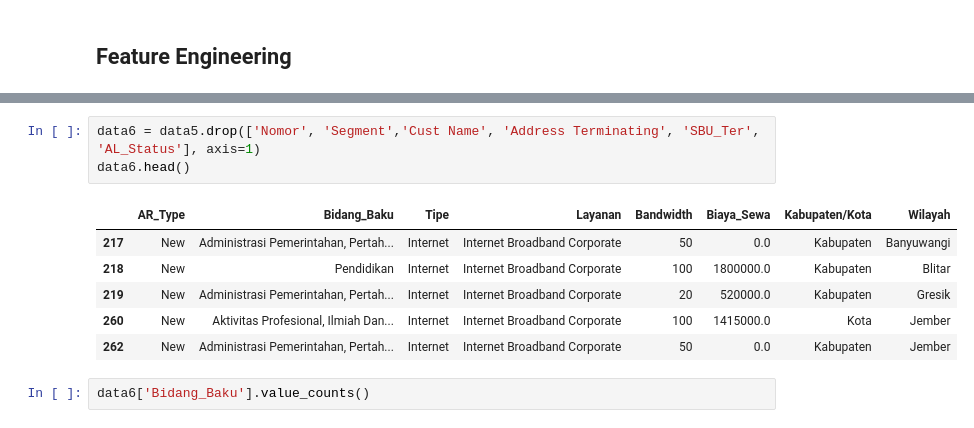
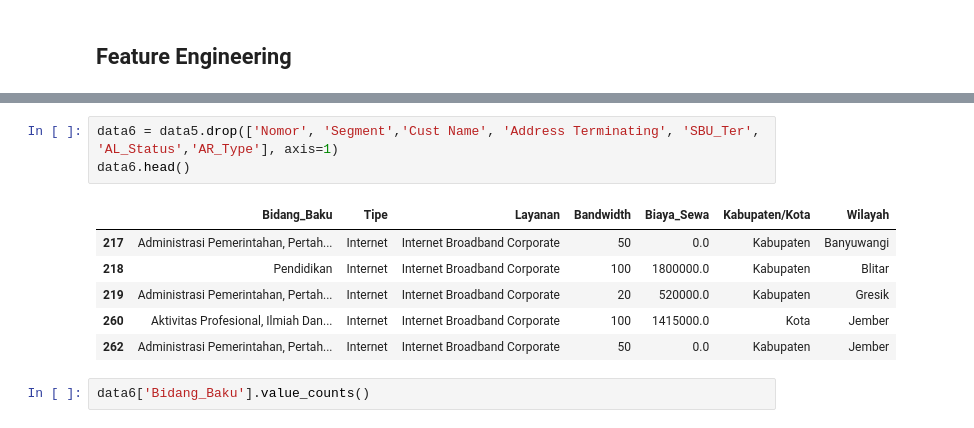
Before and after one commit to sabrinatiarab/deploy-pkl, a Jupyter notebook: code.ipynb, the cells around one changed output, grey strips where cells are left out. Cells and saved outputs as stored; diff of their text form.

```diff
--- a/code.ipynb
+++ b/code.ipynb
@@ -41,15 +41,15 @@ data5.head()
 | 260 | 738 | New | PT. RISET PERKEBUNAN NUSANTARA | Manufacture | Aktivitas Profesional, Ilmiah Dan... | Internet | Internet Broadband Corporate | 100 | 1415000.0 | ... |
 | 262 | 738 | New | DINAS KOMUNIKASI DAN INFORMATIKA ... | Government | Administrasi Pemerintahan, Pertah... | Internet | Internet Broadband Corporate | 50 | 0.0 | ... |
 # %%
-data6 = data5.drop(['Nomor', 'Segment','Cust Name', 'Address Terminating', 'SBU_Ter', 'AL_Status'], axis=1)
+data6 = data5.drop(['Nomor', 'Segment','Cust Name', 'Address Terminating', 'SBU_Ter', 'AL_Status','AR_Type'], axis=1)
 data6.head()
 # %% [output]
-|  | AR_Type | Bidang_Baku | Tipe | Layanan | Bandwidth | Biaya_Sewa | Kabupaten/Kota | Wilayah |
-| 217 | New | Administrasi Pemerintahan, Pertah... | Internet | Internet Broadband Corporate | 50 | 0.0 | Kabupaten | Banyuwangi |
-| 218 | New | Pendidikan | Internet | Internet Broadband Corporate | 100 | 1800000.0 | Kabupaten | Blitar |
-| 219 | New | Administrasi Pemerintahan, Pertah... | Internet | Internet Broadband Corporate | 20 | 520000.0 | Kabupaten | Gresik |
-| 260 | New | Aktivitas Profesional, Ilmiah Dan... | Internet | Internet Broadband Corporate | 100 | 1415000.0 | Kota | Jember |
-| 262 | New | Administrasi Pemerintahan, Pertah... | Internet | Internet Broadband Corporate | 50 | 0.0 | Kabupaten | Jember |
+|  | Bidang_Baku | Tipe | Layanan | Bandwidth | Biaya_Sewa | Kabupaten/Kota | Wilayah |
+| 217 | Administrasi Pemerintahan, Pertah... | Internet | Internet Broadband Corporate | 50 | 0.0 | Kabupaten | Banyuwangi |
+| 218 | Pendidikan | Internet | Internet Broadband Corporate | 100 | 1800000.0 | Kabupaten | Blitar |
+| 219 | Administrasi Pemerintahan, Pertah... | Internet | Internet Broadband Corporate | 20 | 520000.0 | Kabupaten | Gresik |
+| 260 | Aktivitas Profesional, Ilmiah Dan... | Internet | Internet Broadband Corporate | 100 | 1415000.0 | Kota | Jember |
+| 262 | Administrasi Pemerintahan, Pertah... | Internet | Internet Broadband Corporate | 50 | 0.0 | Kabupaten | Jember |
 # %%
 data6['Bidang_Baku'].value_counts()
 # %% [output]
```
Also changed, not shown: parts of 26 cells of this notebook, 4 other files.
